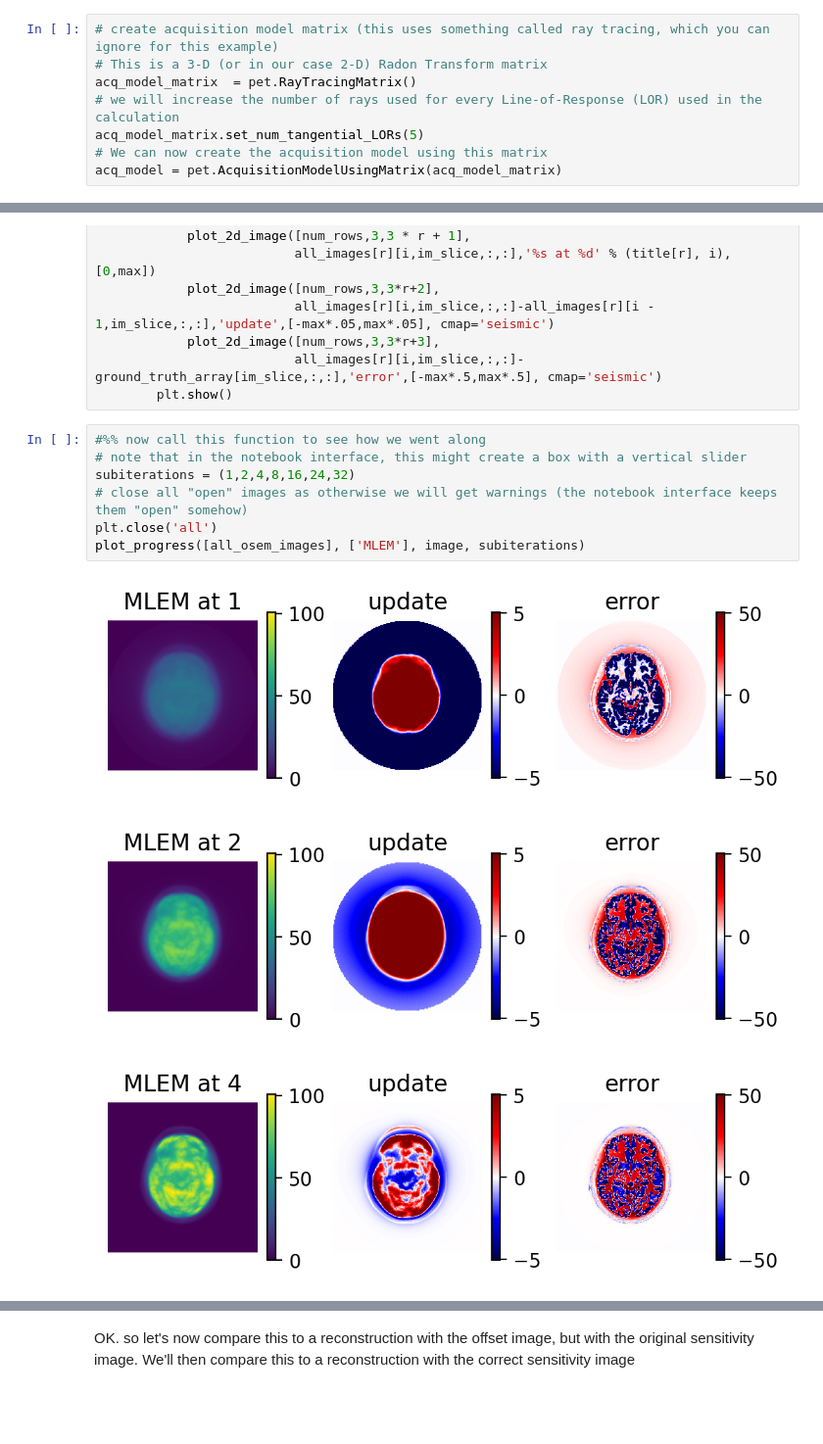
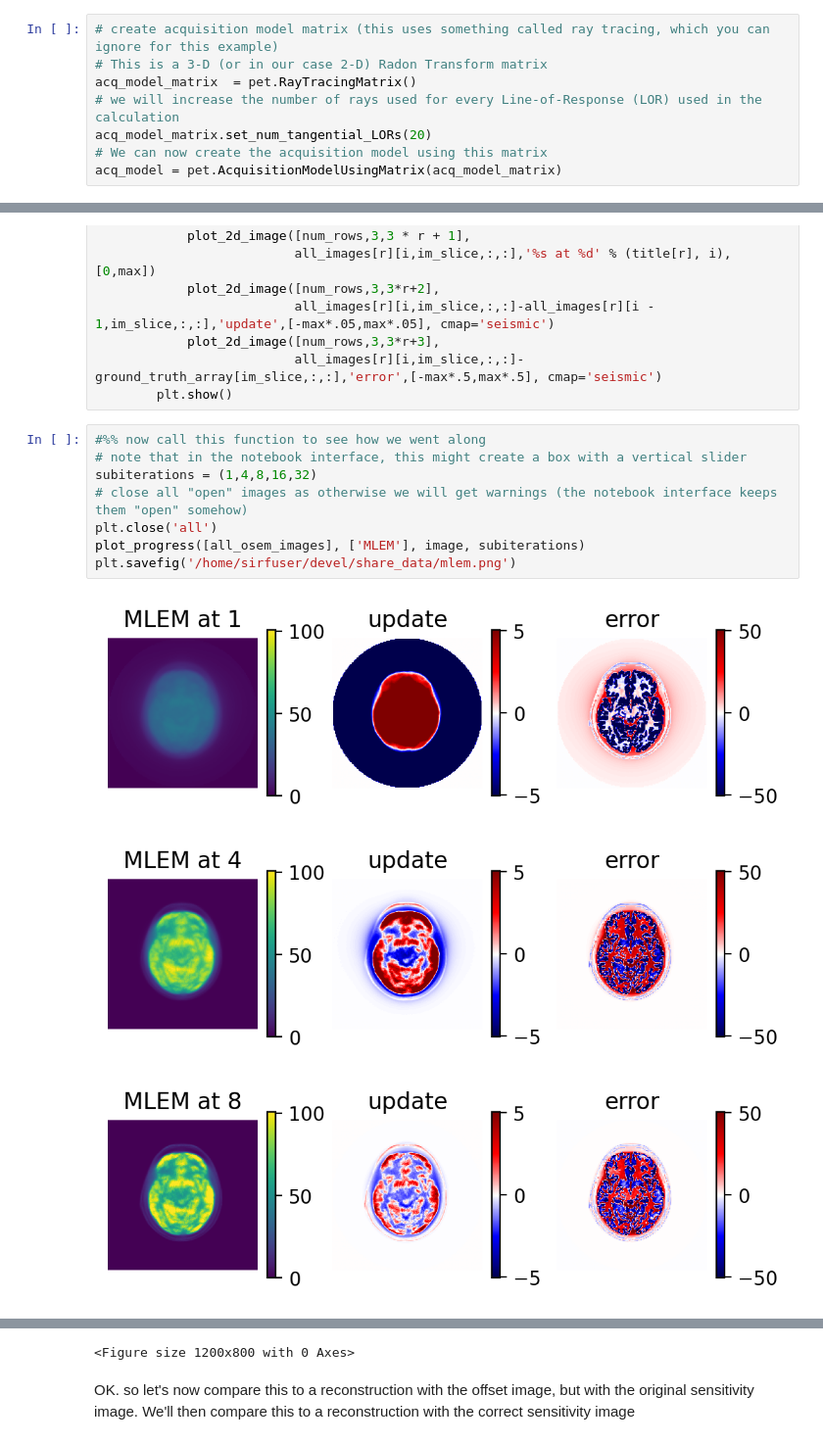
Before and after one commit to wqucap/SIRF-Exercises, a Jupyter notebook: notebooks/PET_sensitivity/1.ipynb, the cells around one changed output, grey strips where cells are left out. Shown at 98% size. Drawn from its saved outputs; the diff is of its cells as text; blank space fills up the shorter version.

```diff
--- a/notebooks/PET_sensitivity/1.ipynb
+++ b/notebooks/PET_sensitivity/1.ipynb
@@ -145,7 +147,7 @@ We'll start with our geometric projection matrix. This gets us from our image sp
 # This is a 3-D (or in our case 2-D) Radon Transform matrix
 acq_model_matrix  = pet.RayTracingMatrix()
 # we will increase the number of rays used for every Line-of-Response (LOR) used in the calculation
-acq_model_matrix.set_num_tangential_LORs(5)
+acq_model_matrix.set_num_tangential_LORs(20)
 # We can now create the acquisition model using this matrix
 acq_model = pet.AcquisitionModelUsingMatrix(acq_model_matrix)
 # %% [markdown]
@@ -404,11 +469,12 @@ def plot_progress(all_images, title, ground_truth, subiterations = [], max = cma
 # %%
 #%% now call this function to see how we went along
 # note that in the notebook interface, this might create a box with a vertical slider
-subiterations = (1,2,4,8,16,24,32)
+subiterations = (1,4,8,16,32)
 # close all "open" images as otherwise we will get warnings (the notebook interface keeps them "open" somehow)
 plt.close('all')
 plot_progress([all_osem_images], ['MLEM'], image, subiterations)
+plt.savefig('/home/sirfuser/devel/share_data/mlem.png')
 # %% [output]
 [figure]
-[figure, old version]
+[figure, new version]
-[figure, old version]
+[figure, new version]
@@ -419,3 +483,4 @@ plot_progress([all_osem_images], ['MLEM'], image, subiterations)
+<Figure size 1200x800 with 0 Axes>
 # %% [markdown]
 OK. so let's now compare this to a reconstruction with the offset image, but with the original sensitivity image. We'll then compare this to a reconstruction with the correct sensitivity image
 # %%
```
Also changed, not shown: parts of 20 cells of this notebook, 2 other files.
